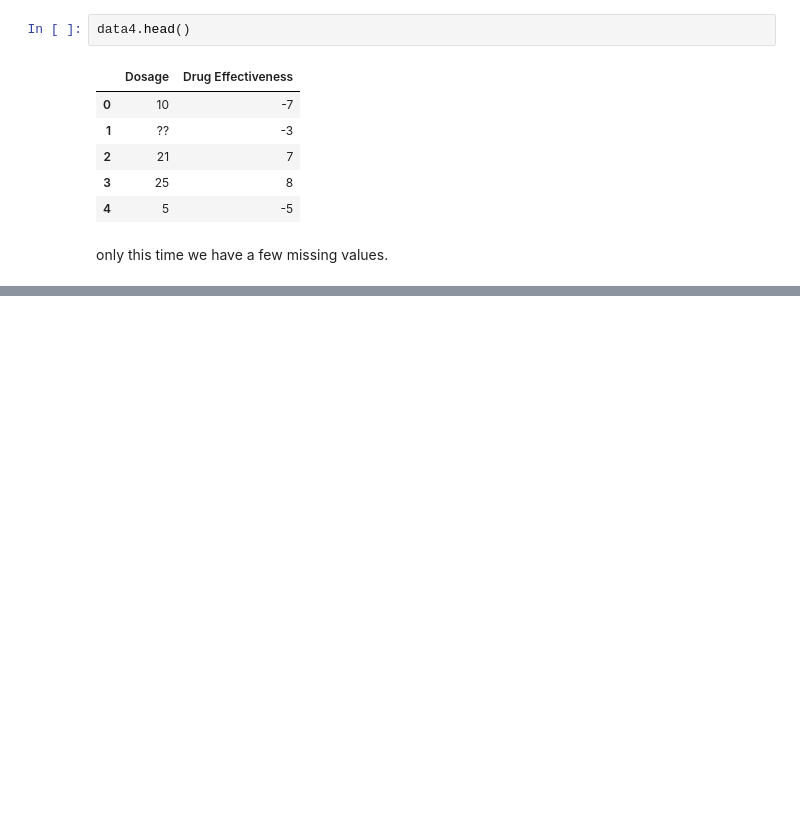
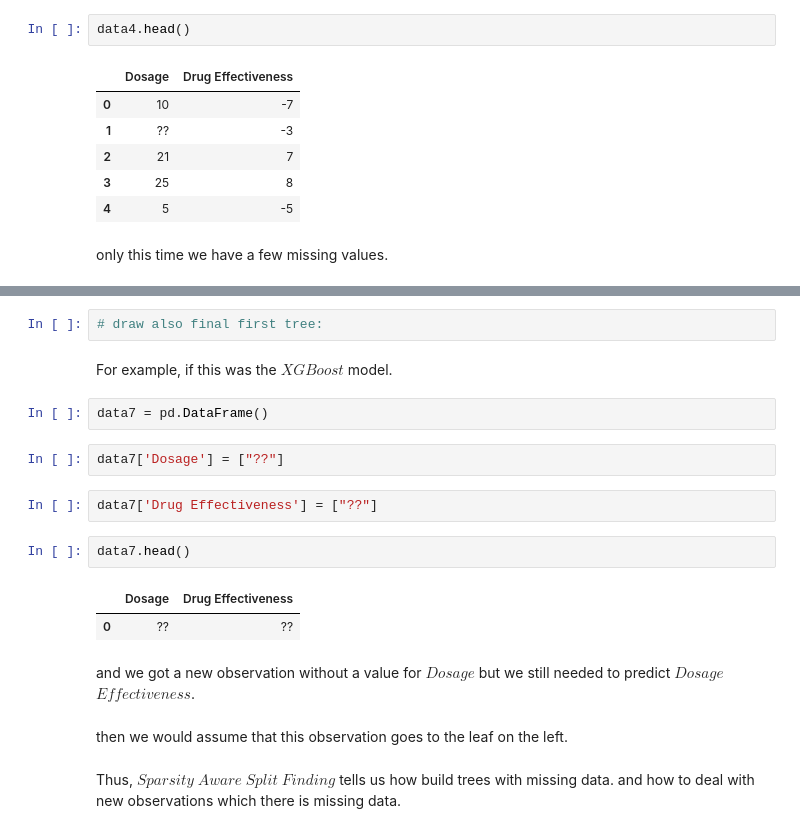
Before and after one commit to rahul6796/XGBoost-For-Regression, a Jupyter notebook: XGBoost optimization on large datasets.ipynb, the cells around one changed output, grey strips where cells are left out. Drawn from its saved outputs; the diff is of its cells as text; blank space fills up the shorter version.

```diff
--- a/XGBoost optimization on large datasets.ipynb
+++ b/XGBoost optimization on large datasets.ipynb
@@ -360,0 +474,21 @@ only this time we have a few missing values.
+# %%
+# draw also final first tree:
+# %% [markdown]
+For example, if this was the $XGBoost$ model.
+# %%
+data7 = pd.DataFrame()
+# %%
+data7['Dosage'] = ["??"]
+# %%
+data7['Drug Effectiveness'] = ["??"]
+# %%
+data7.head()
+# %% [output]
+|  | Dosage | Drug Effectiveness |
+| 0 | ?? | ?? |
+# %% [markdown]
+and we got a new observation without a value for $Dosage$ but we still needed to predict $Dosage$ $Effectiveness$.
+# %% [markdown]
+then we would assume that this observation goes to the leaf on the left.
+# %% [markdown]
+Thus, $Sparsity$ $Aware$ $Split$ $Finding$ tells us how build trees with missing data. and how to deal with new observations which there is missing data.
```
Also changed, not shown: parts of 47 cells of this notebook.
